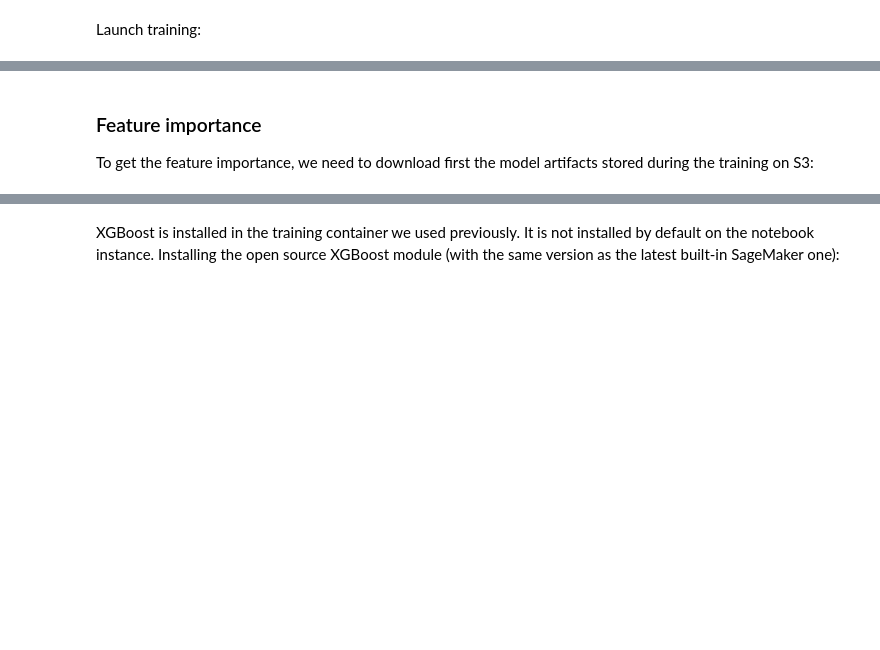
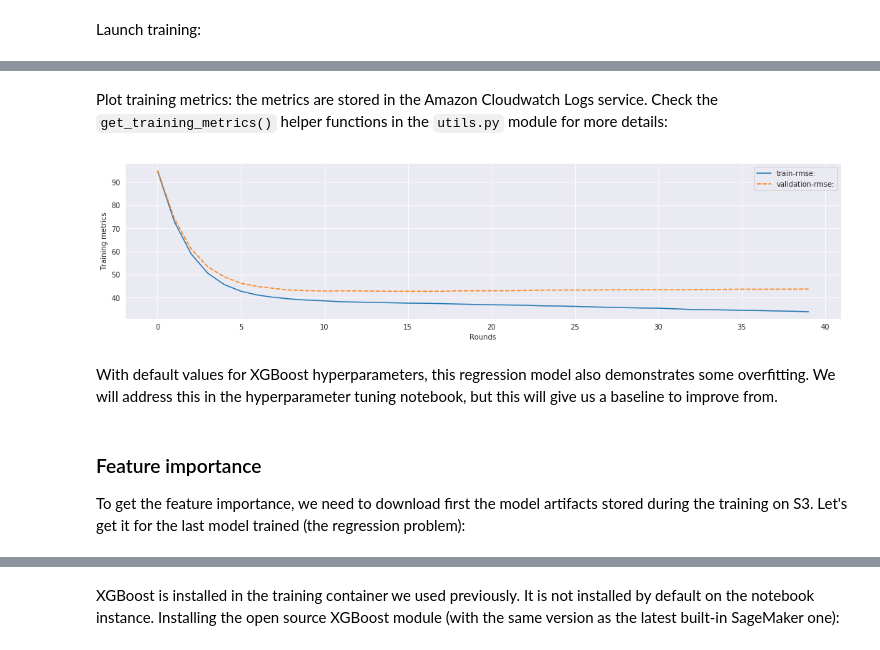
Before and after one commit to michaelhoarau/sagemaker-predictive-maintenance, a Jupyter notebook: nasa-turbofan-rul/notebooks/3 - Model training.ipynb, the cells around one changed output, grey strips where cells are left out. Cells and saved outputs as stored; diff of their text form; code cells hidden in the pictures; blank space fills up the shorter version.

```diff
--- a/nasa-turbofan-rul/notebooks/3 - Model training.ipynb
+++ b/nasa-turbofan-rul/notebooks/3 - Model training.ipynb
@@ -207,0 +228,3 @@ chart.set_xlabel('Rounds');
+# %%
+s3_input_reg_train = sagemaker.s3_input(s3_data='s3://{}/{}/input/training_regression.csv'.format(bucket_name, prefix), content_type='text/csv')
+s3_input_reg_val = sagemaker.s3_input(s3_data='s3://{}/{}/input/validation_regression.csv'.format(bucket_name, prefix), content_type='text/csv')
@@ -207,0 +233,15 @@ chart.set_xlabel('Rounds');
+# %%
+# Build a training job name:
+training_job_name = 'xgboost-nasa-rul-reg'
+
+# Build the estimator object:
+model_artifacts_path = 's3://{}/{}/output'.format(bucket_name, prefix)
+xgb_estimator2 = sagemaker.estimator.Estimator(
+    image_name=xgb_container,
+    role=role,
+    train_instance_count=1,
+    train_instance_type='ml.m5.large',
+    output_path=model_artifacts_path,
+    sagemaker_session=session,
+    base_job_name=training_job_name
+)
@@ -207,0 +250,12 @@ chart.set_xlabel('Rounds');
+# %%
+# Link hyperparameters to this estimator:
+xgb_estimator2.set_hyperparameters(
+    max_depth=6,                   # Max depth of a given tree
+    eta=0.3,                       # Step size shrinkage used in updates to prevent overfitting
+    gamma=0,                       # Minimum loss reduction required to make a further partition on a leaf node of the tree
+    min_child_weight=1,            # Minimum sum of instance weight (hessian) needed in a child
+    subsample=1.0,                 # Subsample ratio of the training instance
+    silent=0,                      # 0 means print running messages
+    objective='reg:squarederror', # Learning task and learning objective
+    num_round=40                   # The number of rounds to run the training
+)
@@ -207,0 +264,2 @@ chart.set_xlabel('Rounds');
+# %%
+xgb_estimator2.fit({'train': s3_input_reg_train, 'validation': s3_input_reg_val})
@@ -208,4 +284,19 @@ chart.set_xlabel('Rounds');
+# %% [markdown]
+Plot training metrics: the metrics are stored in the Amazon Cloudwatch Logs service. Check the `get_training_metrics()` helper functions in the `utils.py` module for more details:
+# %%
+# Extract the metrics from the Cloudwatch logs:
+metrics_df = utils.get_training_metrics(xgb_estimator2.latest_training_job.name, 'train-rmse:', 'validation-rmse:')
+
+# Plot the metric:
+fig2 = plt.figure(figsize=(18,4))
+chart = sns.lineplot(data=metrics_df)
+chart.set_ylabel('Training metrics');
+chart.set_xlabel('Rounds');
+# %% [output]
+[figure, added]
+# %% [markdown]
+With default values for XGBoost hyperparameters, this regression model also demonstrates some overfitting. We will address this in the hyperparameter tuning notebook, but this will give us a baseline to improve from.
 # %% [markdown]
 ### Feature importance
-To get the feature importance, we need to download first the model artifacts stored during the training on S3:
+To get the feature importance, we need to download first the model artifacts stored during the training on S3. Let's get it for the last model trained (the regression problem):
 # %%
```
Also changed, not shown: parts of 27 cells of this notebook, 6 other files.
